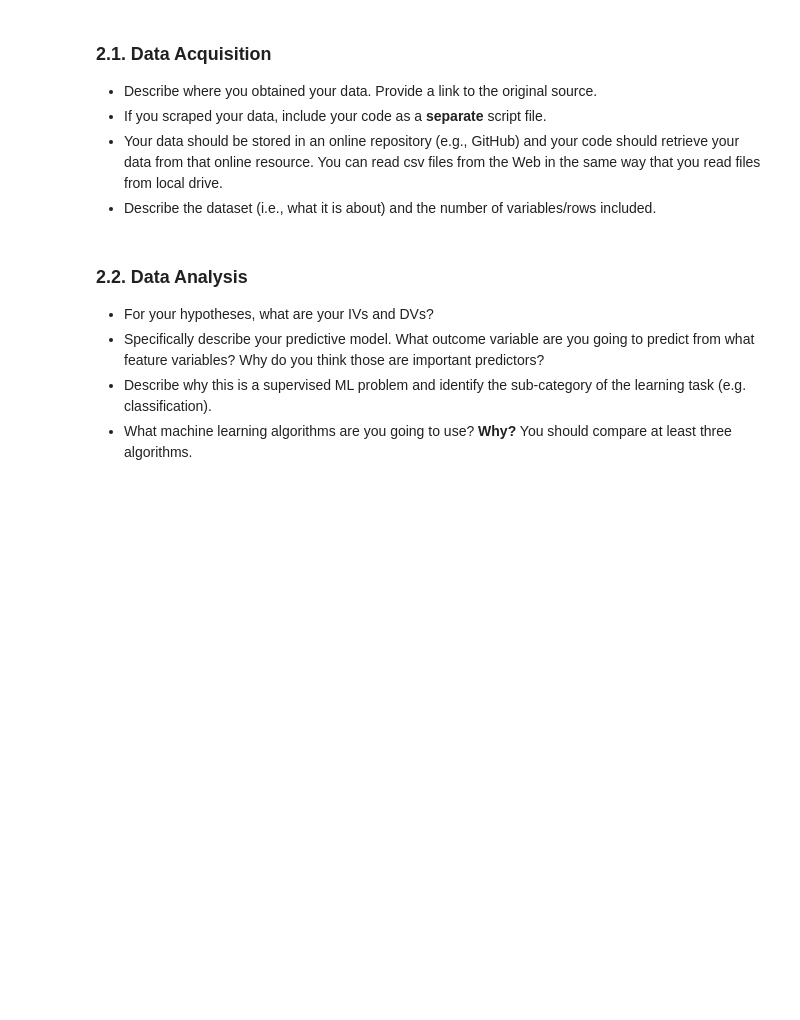
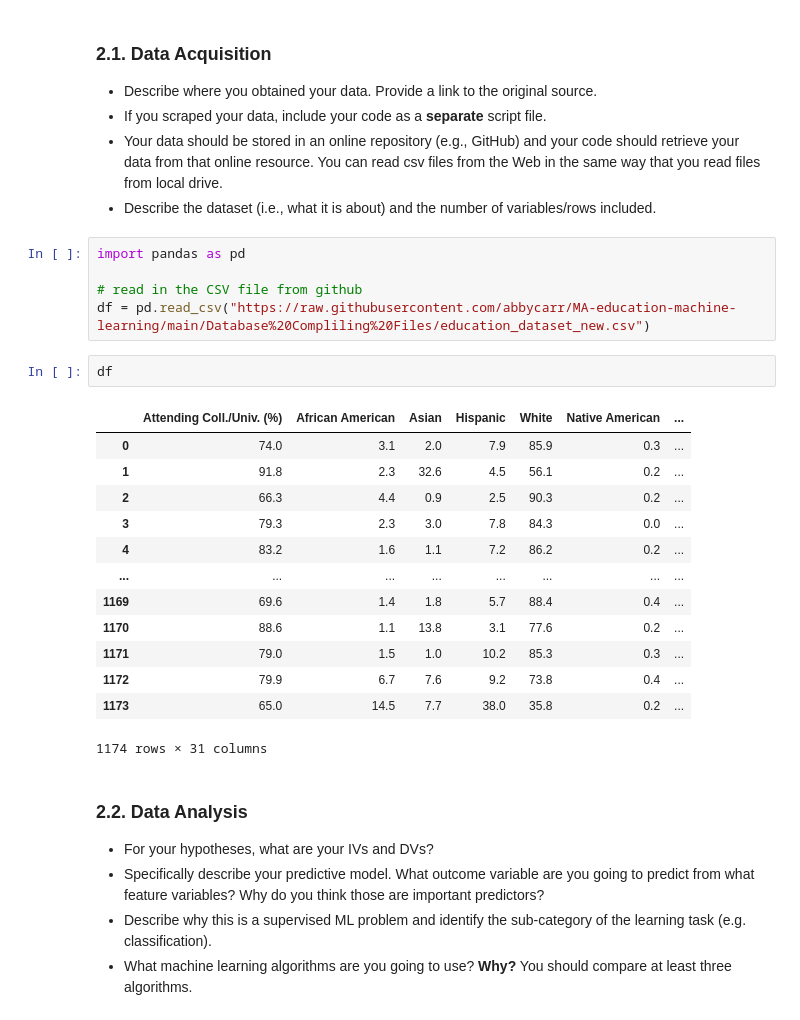
Before and after one commit to abbycarr/MA-education-machine-learning, a Jupyter notebook: DS3000_FP4_SectionXY_GroupXY.ipynb, the cells around one changed output. Saved outputs shown, nothing was run; the diff lists cells and outputs as text; blank space fills up the shorter version.

```diff
--- a/DS3000_FP4_SectionXY_GroupXY.ipynb
+++ b/DS3000_FP4_SectionXY_GroupXY.ipynb
@@ -62,6 +62,27 @@ While this section provides bullet points as prompts, your Introduction should c
 * If you scraped your data, include your code as a **separate** script file.
 * Your data should be stored in an online repository (e.g., GitHub) and your code should retrieve your data from that online resource. You can read csv files from the Web in the same way that you read files from local drive.
 * Describe the dataset (i.e., what it is about) and the number of variables/rows included.
+# %%
+import pandas as pd
+
+# read in the CSV file from github
+df = pd.read_csv("https://raw.githubusercontent.com/abbycarr/MA-education-machine-learning/main/Database%20Compliling%20Files/education_dataset_new.csv")
+# %%
+df
+# %% [output]
+|  | Attending Coll./Univ. (%) | African American | Asian | Hispanic | White | Native American | ... |
+| 0 | 74.0 | 3.1 | 2.0 | 7.9 | 85.9 | 0.3 | ... |
+| 1 | 91.8 | 2.3 | 32.6 | 4.5 | 56.1 | 0.2 | ... |
+| 2 | 66.3 | 4.4 | 0.9 | 2.5 | 90.3 | 0.2 | ... |
+| 3 | 79.3 | 2.3 | 3.0 | 7.8 | 84.3 | 0.0 | ... |
+| 4 | 83.2 | 1.6 | 1.1 | 7.2 | 86.2 | 0.2 | ... |
+| ... | ... | ... | ... | ... | ... | ... | ... |
+| 1169 | 69.6 | 1.4 | 1.8 | 5.7 | 88.4 | 0.4 | ... |
+| 1170 | 88.6 | 1.1 | 13.8 | 3.1 | 77.6 | 0.2 | ... |
+| 1171 | 79.0 | 1.5 | 1.0 | 10.2 | 85.3 | 0.3 | ... |
+| 1172 | 79.9 | 6.7 | 7.6 | 9.2 | 73.8 | 0.4 | ... |
+| 1173 | 65.0 | 14.5 | 7.7 | 38.0 | 35.8 | 0.2 | ... |
+1174 rows × 31 columns
 # %% [markdown]
 ### 2.2. Data Analysis
 * For your hypotheses, what are your IVs and DVs?
```
Also changed, not shown: parts of 14 cells of this notebook.
